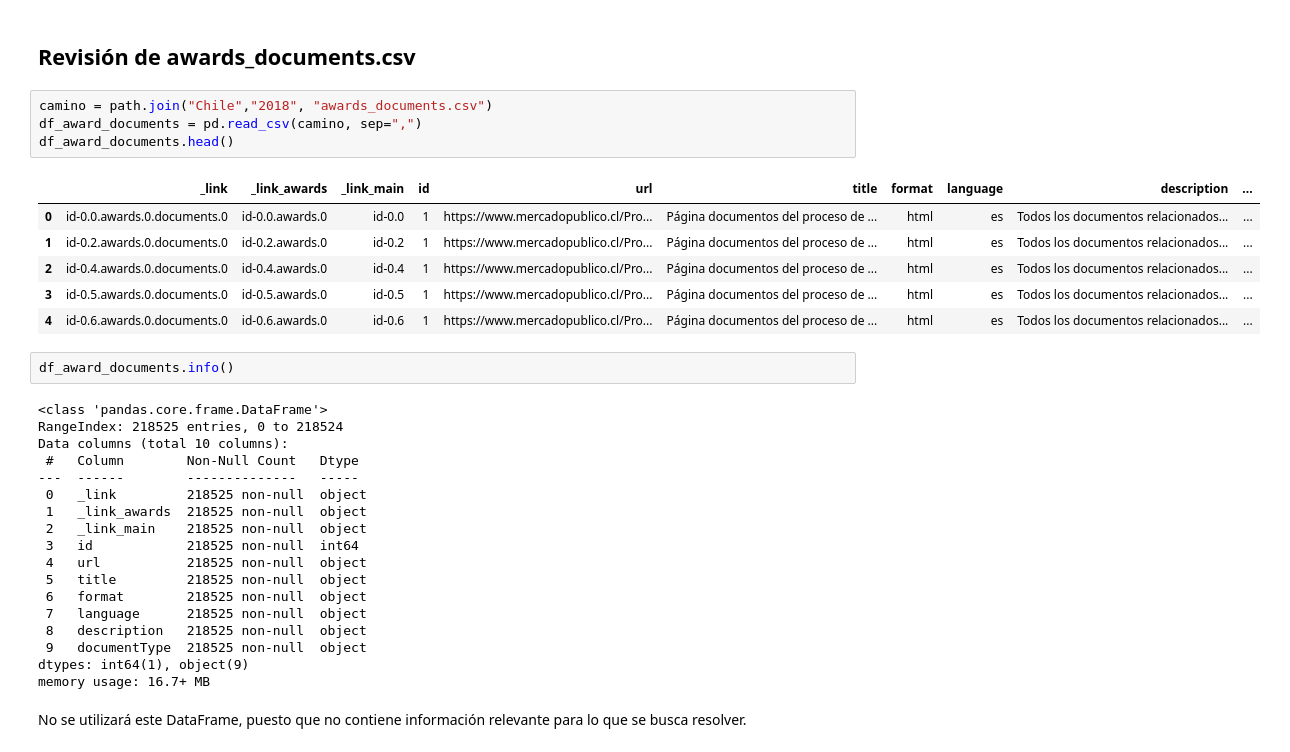
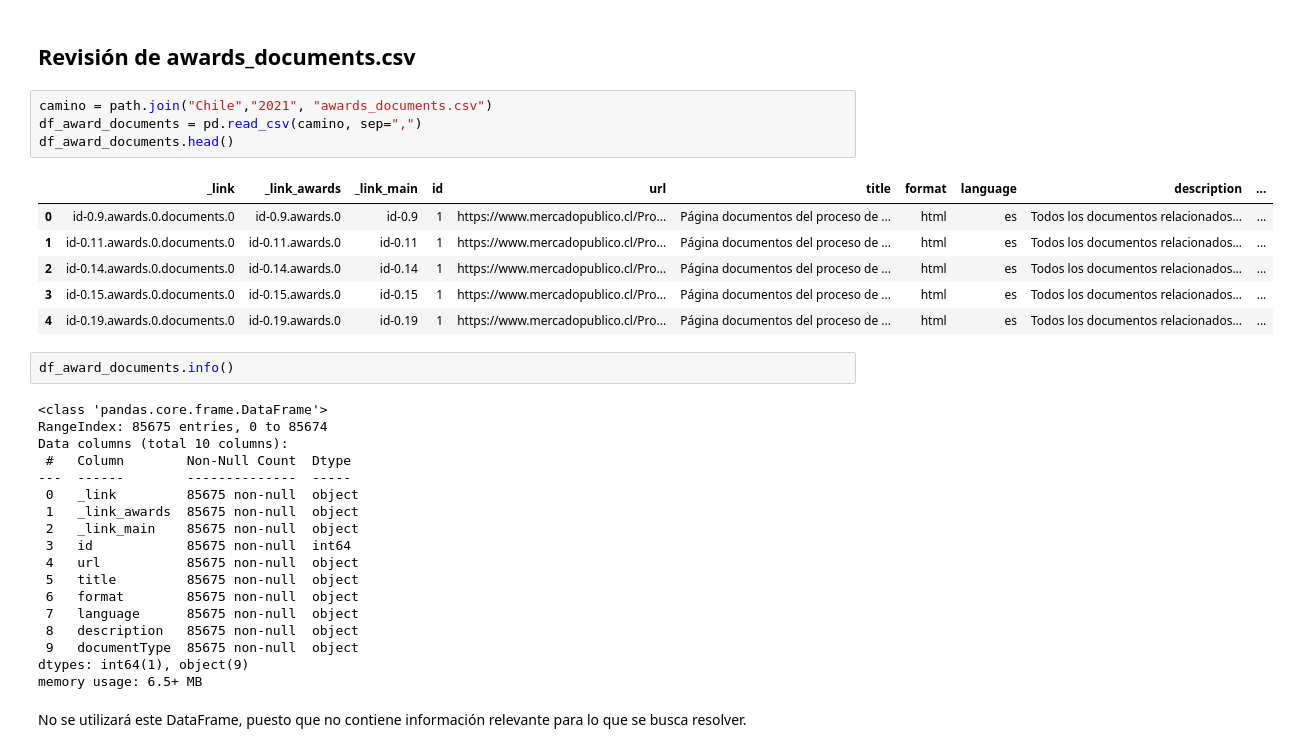
Before and after one commit to Camila-Rojas-05/Proyecto-IMT-2200-1-Grupo-14, a Jupyter notebook: Datos y trabajo con muestras/Revision_limpieza_2021.ipynb, the cells around one changed output. Cells and saved outputs as stored; diff of their text form.

```diff
--- a/Datos y trabajo con muestras/Revision_limpieza_2021.ipynb
+++ b/Datos y trabajo con muestras/Revision_limpieza_2021.ipynb
@@ -399,36 +417,36 @@ memory usage: 9.9+ MB
 # %% [markdown]
 ## Revisión de awards_documents.csv
 # %%
-camino = path.join("Chile","2018", "awards_documents.csv")
+camino = path.join("Chile","2021", "awards_documents.csv")
 df_award_documents = pd.read_csv(camino, sep=",")
 df_award_documents.head()
 # %% [output]
 |  | _link | _link_awards | _link_main | id | url | title | format | language | description | ... |
-| 0 | id-0.0.awards.0.documents.0 | id-0.0.awards.0 | id-0.0 | 1 | https://www.mercadopublico.cl/Pro... | Página documentos del proceso de ... | html | es | Todos los documentos relacionados... | ... |
-| 1 | id-0.2.awards.0.documents.0 | id-0.2.awards.0 | id-0.2 | 1 | https://www.mercadopublico.cl/Pro... | Página documentos del proceso de ... | html | es | Todos los documentos relacionados... | ... |
-| 2 | id-0.4.awards.0.documents.0 | id-0.4.awards.0 | id-0.4 | 1 | https://www.mercadopublico.cl/Pro... | Página documentos del proceso de ... | html | es | Todos los documentos relacionados... | ... |
-| 3 | id-0.5.awards.0.documents.0 | id-0.5.awards.0 | id-0.5 | 1 | https://www.mercadopublico.cl/Pro... | Página documentos del proceso de ... | html | es | Todos los documentos relacionados... | ... |
-| 4 | id-0.6.awards.0.documents.0 | id-0.6.awards.0 | id-0.6 | 1 | https://www.mercadopublico.cl/Pro... | Página documentos del proceso de ... | html | es | Todos los documentos relacionados... | ... |
+| 0 | id-0.9.awards.0.documents.0 | id-0.9.awards.0 | id-0.9 | 1 | https://www.mercadopublico.cl/Pro... | Página documentos del proceso de ... | html | es | Todos los documentos relacionados... | ... |
+| 1 | id-0.11.awards.0.documents.0 | id-0.11.awards.0 | id-0.11 | 1 | https://www.mercadopublico.cl/Pro... | Página documentos del proceso de ... | html | es | Todos los documentos relacionados... | ... |
+| 2 | id-0.14.awards.0.documents.0 | id-0.14.awards.0 | id-0.14 | 1 | https://www.mercadopublico.cl/Pro... | Página documentos del proceso de ... | html | es | Todos los documentos relacionados... | ... |
+| 3 | id-0.15.awards.0.documents.0 | id-0.15.awards.0 | id-0.15 | 1 | https://www.mercadopublico.cl/Pro... | Página documentos del proceso de ... | html | es | Todos los documentos relacionados... | ... |
+| 4 | id-0.19.awards.0.documents.0 | id-0.19.awards.0 | id-0.19 | 1 | https://www.mercadopublico.cl/Pro... | Página documentos del proceso de ... | html | es | Todos los documentos relacionados... | ... |
 # %%
 df_award_documents.info()
 # %% [output]
 <class 'pandas.core.frame.DataFrame'>
-RangeIndex: 218525 entries, 0 to 218524
+RangeIndex: 85675 entries, 0 to 85674
 Data columns (total 10 columns):
- #   Column        Non-Null Count   Dtype
----  ------        --------------   -----
- 0   _link         218525 non-null  object
- 1   _link_awards  218525 non-null  object
- 2   _link_main    218525 non-null  object
- 3   id            218525 non-null  int64
- 4   url           218525 non-null  object
- 5   title         218525 non-null  object
- 6   format        218525 non-null  object
- 7   language      218525 non-null  object
- 8   description   218525 non-null  object
- 9   documentType  218525 non-null  object
+ #   Column        Non-Null Count  Dtype
+---  ------        --------------  -----
+ 0   _link         85675 non-null  object
+ 1   _link_awards  85675 non-null  object
+ 2   _link_main    85675 non-null  object
+ 3   id            85675 non-null  int64
+ 4   url           85675 non-null  object
+ 5   title         85675 non-null  object
+ 6   format        85675 non-null  object
+ 7   language      85675 non-null  object
+ 8   description   85675 non-null  object
+ 9   documentType  85675 non-null  object
 dtypes: int64(1), object(9)
-memory usage: 16.7+ MB
+memory usage: 6.5+ MB
 # %% [markdown]
 No se utilizará este DataFrame, puesto que no contiene información relevante para lo que se busca resolver.
 # %% [markdown]
```
Also changed, not shown: parts of 71 cells of this notebook, 2 other files.
